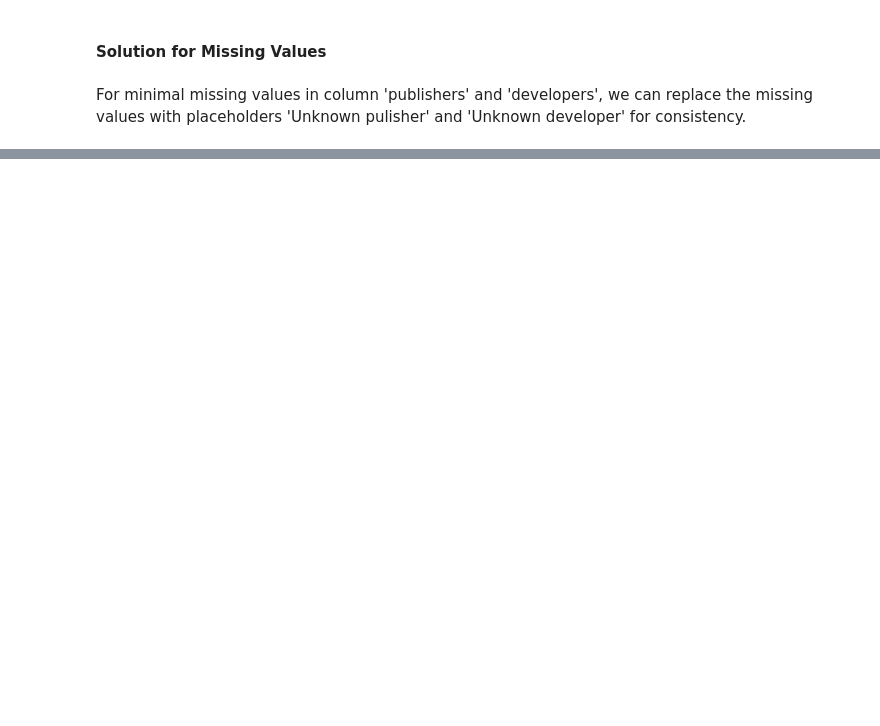
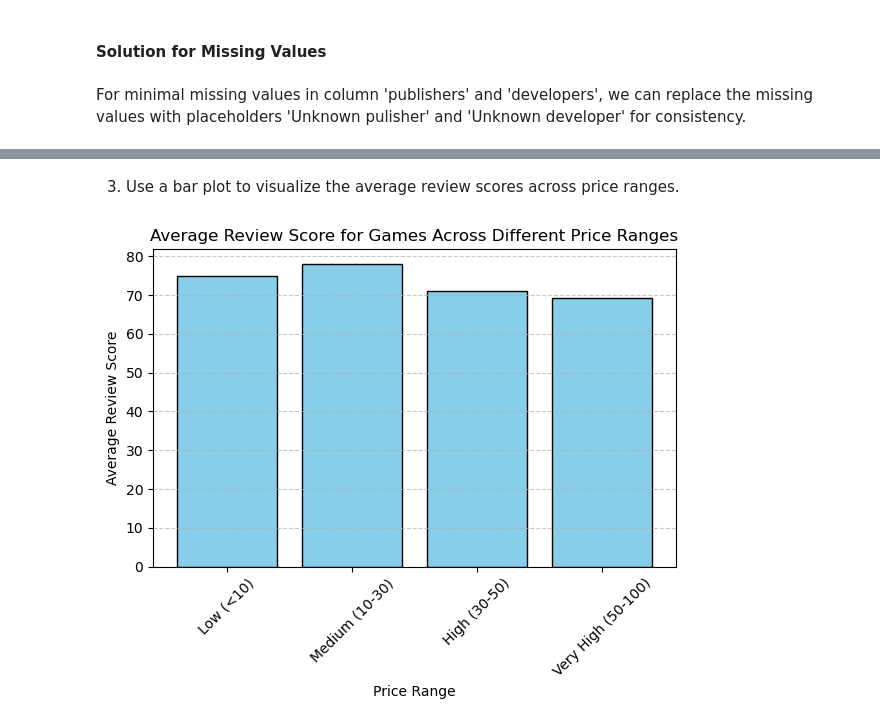
Before and after one commit to tmthu1204/PDS_FinalProject, a Jupyter notebook: FinalProject.ipynb, the cells around one changed output, grey strips where cells are left out. Cells and saved outputs as stored; diff of their text form; code cells hidden in the pictures; blank space fills up the shorter version.

```diff
--- a/FinalProject.ipynb
+++ b/FinalProject.ipynb
@@ -460,0 +476,5 @@ data['developers'] = data['developers'].fillna('Unknown developer')
+# %%
+price_bins = [0, 10, 30, 50, 100]
+price_labels = ['Low (<10)', 'Medium (10-30)', 'High (30-50)', 'Very High (50-100)']
+
+data['Price Range'] = pd.cut(data['price'], bins=price_bins, labels=price_labels, right=False)
@@ -460,0 +483,3 @@ data['developers'] = data['developers'].fillna('Unknown developer')
+# %%
+avg_review_by_price = data.groupby('Price Range')['reviewScore'].mean().reset_index()
+avg_review_by_price
@@ -460,0 +492,15 @@ data['developers'] = data['developers'].fillna('Unknown developer')
+# %% [markdown]
+3. Use a bar plot to visualize the average review scores across price ranges.
+# %%
+plt.figure(figsize=(6, 5))
+plt.bar(avg_review_by_price['Price Range'], avg_review_by_price['reviewScore'],
+        color='skyblue', edgecolor='black')
+plt.title('Average Review Score for Games Across Different Price Ranges')
+plt.xlabel('Price Range')
+plt.ylabel('Average Review Score')
+plt.xticks(rotation=45)
+plt.grid(axis='y', linestyle='--', alpha=0.7)
+plt.tight_layout()
+plt.show()
+# %% [output]
+[figure, added]
```
Also changed, not shown: parts of 10 cells of this notebook.
